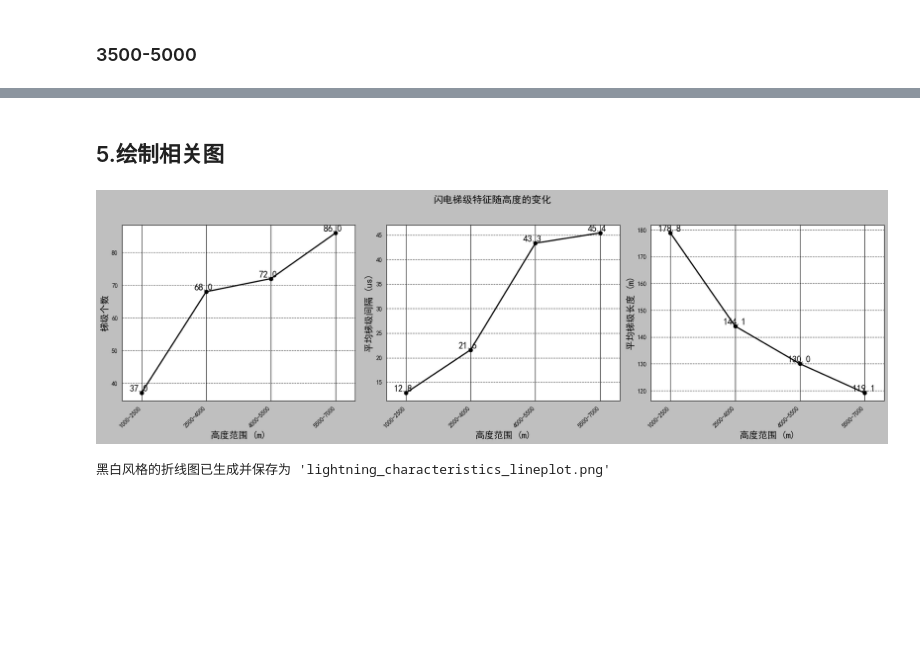
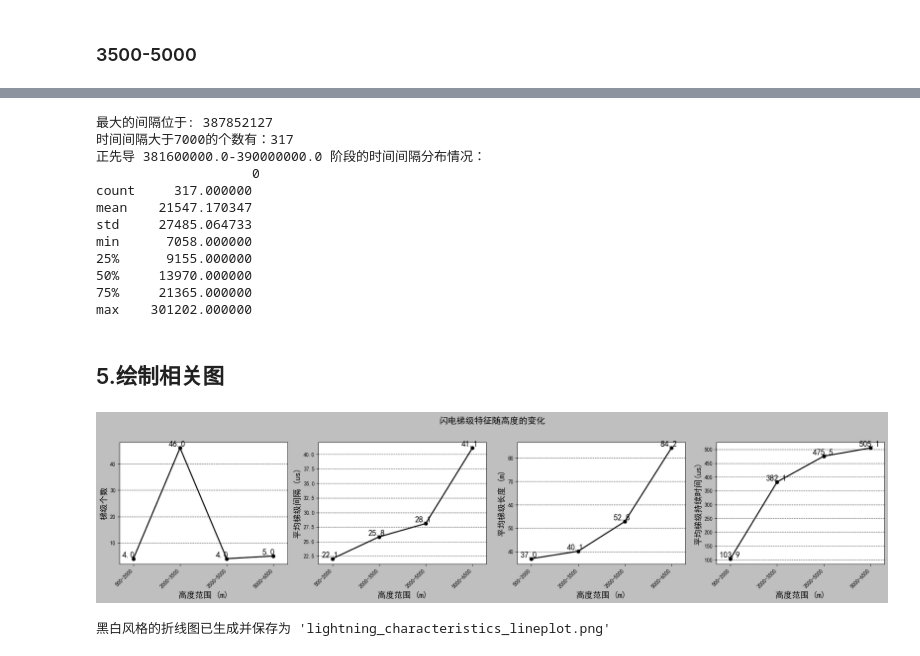
Before and after one commit to S0ngRu1/Lightning-Mapping, a Jupyter notebook: 2024/2d/Analysis Signal Interval.ipynb, the cells around one changed output, grey strips where cells are left out. Cells and saved outputs as stored; diff of their text form; code cells hidden in the pictures; blank space fills up the shorter version.

```diff
--- a/2024/2d/Analysis Signal Interval.ipynb
+++ b/2024/2d/Analysis Signal Interval.ipynb
@@ -6,7 +6,7 @@
 # 加载对应的python库
 import pandas as pd
 import numpy as np
-three_d_result = pd.read_csv("../two_station_3D/3d_win512_cost_cal_yld_chj_dtoa3.6e8_4.0e8.csv")
+three_d_result = pd.read_csv("../two_station_3D/results/3d_win512_cost_cal_yld_chj_dtoa3.6e8_4.0e8.csv")
 filtered_3d_result = three_d_result[
     (three_d_result.dlta < 20000) &
     (three_d_result.yld_start_loc > 3.65e8) &
@@ -632,16 +786,16 @@ from scipy import stats
 # 计算梯级步长
 ## Step1: 拿到每个间隔对应的位置范围
 filtered_indices = np.where(time_diffs > thea)
-filtered_start_loc = positive_lead_result.Start_loc.iloc[filtered_indices[0]].values    # .values 将结果转为Numpy数组
+filtered_start_loc = negative_lead_result.Start_loc.iloc[filtered_indices[0]].values    # .values 将结果转为Numpy数组
 start_locs = filtered_start_loc[:-1]  # 去掉最后一个元素
 end_locs = filtered_start_loc[1:]    # 去掉第一个元素
 # 拼接为元组列表
 loc_tuples = list(zip(start_locs, end_locs))
 
 # --- DBSCAN 聚类参数 ---
-epsilon = 300
-min_samples = 3
-
+epsilon = 80
+min_samples = 2
+durations = []
 distances = []
 # Step2: 三维结果中筛选出对应的结果
 for i, loc_tuple in enumerate(loc_tuples):
@@ -674,8 +828,11 @@ for i, loc_tuple in enumerate(loc_tuples):
 # Step3: 计算三维距离（步长）
         distance = np.linalg.norm(end_position-start_position)
         distances.append(distance)
+        durations.append((loc_tuple[1]-loc_tuple[0])*5/1e3)
 
 
 distances_df = pd.DataFrame(data=distances)
 print(f"负先导 {start_loc}-{end_loc} 阶段的梯级步长分布情况：\n",distances_df.describe())
+durations_df = pd.DataFrame(data=durations)
+print(f"负先导 {start_loc}-{end_loc} 阶段的梯级持续时间分布情况：\n",durations_df.describe())
 # %% [output]
@@ -685,20 +861,21 @@ ValueError: Cannot describe a DataFrame without columns
 # %%
 # 选出正先导数据
-start_loc = 3.7e8
-end_loc = 3.72e8
-positive_lead_result = filtered_result[
+start_loc = 3.65e8
+end_loc = 3.66e8
+negative_lead_result = filtered_result[
     (filtered_result.Start_loc >= start_loc) &
     (filtered_result.Start_loc < end_loc)
 ]
-time_diffs = np.diff(positive_lead_result.Start_loc)
+time_diffs = np.diff(negative_lead_result.Start_loc)
 max_diff_idx = np.argmax(time_diffs)
-corresponding_start_loc = positive_lead_result.Start_loc.iloc[max_diff_idx]
+corresponding_start_loc = negative_lead_result.Start_loc.iloc[max_diff_idx]
 print("最大的间隔位于:",corresponding_start_loc)
 
 # 查看时间间隔大于某阈值的个数
 
-thea = 6000
+thea = 3000
 filtered_positive_time_diffs = time_diffs[ time_diffs > thea]
+filtered_positive_time_diffs = filtered_positive_time_diffs*5/1e3
 print(f"时间间隔大于{thea}的个数有：{len(filtered_positive_time_diffs)}")
-print(f"正先导 {start_loc}-{end_loc} 阶段的时间间隔分布情况：\n",pd.DataFrame(data=filtered_positive_time_diffs).describe())
+print(f"负先导 {start_loc}-{end_loc} 阶段的时间间隔分布情况：\n",pd.DataFrame(data=filtered_positive_time_diffs).describe())
 # %% [output]
@@ -717,3 +972,35 @@ max    NaN
+# %%
+# 选出正先导数据
+start_loc = 3.816e8
+end_loc = 3.9e8
+positive_lead_result = filtered_result[
+    (filtered_result.Start_loc >= start_loc) &
+    (filtered_result.Start_loc < end_loc)
+]
+time_diffs = np.diff(positive_lead_result.Start_loc)
+max_diff_idx = np.argmax(time_diffs)
+corresponding_start_loc = positive_lead_result.Start_loc.iloc[max_diff_idx]
+print("最大的间隔位于:",corresponding_start_loc)
+
+# 查看时间间隔大于某阈值的个数
+
+thea = 7000
+filtered_positive_time_diffs = time_diffs[ time_diffs > thea]
+print(f"时间间隔大于{thea}的个数有：{len(filtered_positive_time_diffs)}")
+print(f"正先导 {start_loc}-{end_loc} 阶段的时间间隔分布情况：\n",pd.DataFrame(data=filtered_positive_time_diffs).describe())
+# %% [output]
+最大的间隔位于: 387852127
+时间间隔大于7000的个数有：317
+正先导 381600000.0-390000000.0 阶段的时间间隔分布情况：
+                    0
+count     317.000000
+mean    21547.170347
+std     27485.064733
+min      7058.000000
+25%      9155.000000
+50%     13970.000000
+75%     21365.000000
+max    301202.000000
 # %% [markdown]
 ## 5.绘制相关图
 # %%
@@ -729,11 +1016,11 @@ plt.rcParams['axes.unicode_minus'] = False
 plt.style.use('grayscale')
 
 # 数据读取与处理（同原代码）
-data_string = """高度范围（m）,起始结束位置,持续时间（ms）,梯级个数,梯级间隔（us）,梯级长度(m)
-"1000-2500","3.989e8-4e8",0.55,37,"12.83 (10.07-17.6)","178.83 (17.33-355.16)"
-"2500-4000","3.965e8-3.98e8",0.75,68,"21.62 (15.05-42.3)","144.06 (11.29-302.75)"
-"4000-5500","3.94e8-3.965e8",0.75,72,"43.34 (30.17-85.01)","130.01 (43.65-336.24)"
-"5500-7000","3.9e8-3.94e8",2.5,86,"45.43 (35.01-95.58)","119.14 (42.12-289.46)"
+data_string = """高度范围（m）,起始结束位置,持续时间（ms）,梯级个数,梯级间隔（us）,梯级持续时间（us）,梯级长度(m)
+"500-2000","3.7e8-3.72e8",10,4,"22.06 (20.39-25.71)","103.92 (73.92-133.92)","36.96 (32.42-41.50)"
+"2000-3500","3.67e8-3.7e8",15,46,"25.81 (20.28-47.61)","382.13 (30.96-2353.91)","40.13 (14.72-63.06)"
+"3500-5000","3.66e8-3.67e8",5,4,"28.11 (26.20-31.09)","475.50 (409.62-533.86","52.81 (42.24-61.17)"
+"5000-6500","3.65e8-3.66e8",5,5,"41.10 (15.38-128.71)","505.15 (7241.27-1224.01)","84.25 (21.23- 243.86)"
 """
 df = pd.read_csv(io.StringIO(data_string))
 
@@ -744,16 +1031,17 @@ def parse_mean_value(s):
 
 df['平均梯级间隔（us）'] = df['梯级间隔（us）'].apply(parse_mean_value)
 df['平均梯级长度(m)'] = df['梯级长度(m)'].apply(parse_mean_value)
-
+df['平均梯级持续时间(us)'] = df['梯级持续时间（us）'].apply(parse_mean_value)
 # 创建1行3列子图
-fig, axes = plt.subplots(1, 3, figsize=(18, 6))
+fig, axes = plt.subplots(1, 4, figsize=(20, 5))
 fig.suptitle('闪电梯级特征随高度的变化', fontsize=16, y=0.95)
 
 # 定义3个特征的绘图参数
 features = [
     ('梯级个数', '梯级个数', axes[0]),
     ('平均梯级间隔（us）', '平均梯级间隔 (us)', axes[1]),
-    ('平均梯级长度(m)', '平均梯级长度 (m)', axes[2])
+    ('平均梯级长度(m)', '平均梯级长度 (m)', axes[2]),
+    ('平均梯级持续时间(us)', '平均梯级持续时间(us)', axes[3])
 ]
 
 # 绘制折线图并添加数据标注（核心修改）
@@ -762,32 +1050,32 @@ for col_name, y_label, ax in features:
     x_idx = range(len(df))  # x轴索引（对应4个高度范围）
     y_vals = df[col_name]
     ax.plot(x_idx, y_vals, marker='o', linewidth=2, markersize=6)
 
     # --- 为每个数据点添加标注 ---
     for i, (x, y) in enumerate(zip(x_idx, y_vals)):
         ax.annotate(
             text=f'{y:.1f}',  # 标注文本（保留1位小数，避免过长）
             xy=(x, y),        # 标注位置（数据点坐标）
             xytext=(-20, 0),    # 文本偏移量（向右5px、向上5px，避免覆盖点）
             textcoords='offset points',  # 偏移基于数据点坐标
             fontsize=15,       # 字体大小
             ha='left',        # 水平对齐方式（左对齐，配合偏移）
             va='bottom'       # 垂直对齐方式（底部对齐）
         )
 
     # 子图细节优化
     ax.set_xticks(x_idx)
     ax.set_xticklabels(df['高度范围（m）'], rotation=45, ha='right')
     ax.set_xlabel('高度范围 (m)', fontsize=15)
     ax.set_ylabel(y_label, fontsize=15)
     ax.grid(axis='y', linestyle='--', alpha=0.7)
     ax.margins(x=0.1)
 
 plt.tight_layout(rect=[0, 0, 1, 0.92])
 # 显示图像
 plt.savefig('lightning_characteristics_lineplot.png')
 plt.show()
 print("黑白风格的折线图已生成并保存为 'lightning_characteristics_lineplot.png'")
 # %% [output]
-[figure, old version]
+[figure, new version]
 黑白风格的折线图已生成并保存为 'lightning_characteristics_lineplot.png'
```
Also changed, not shown: parts of 17 cells of this notebook, 6 other files.
